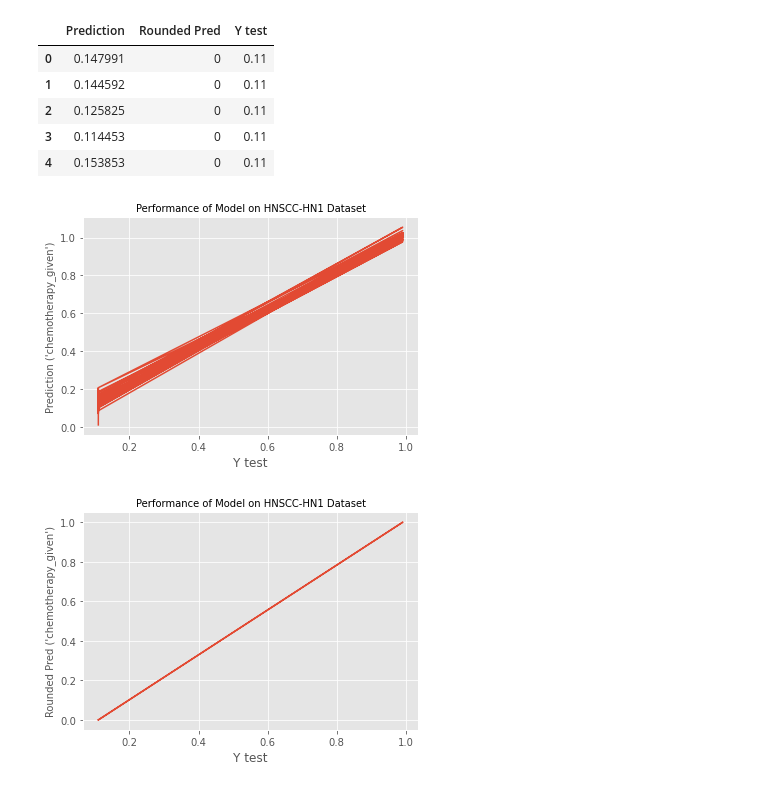
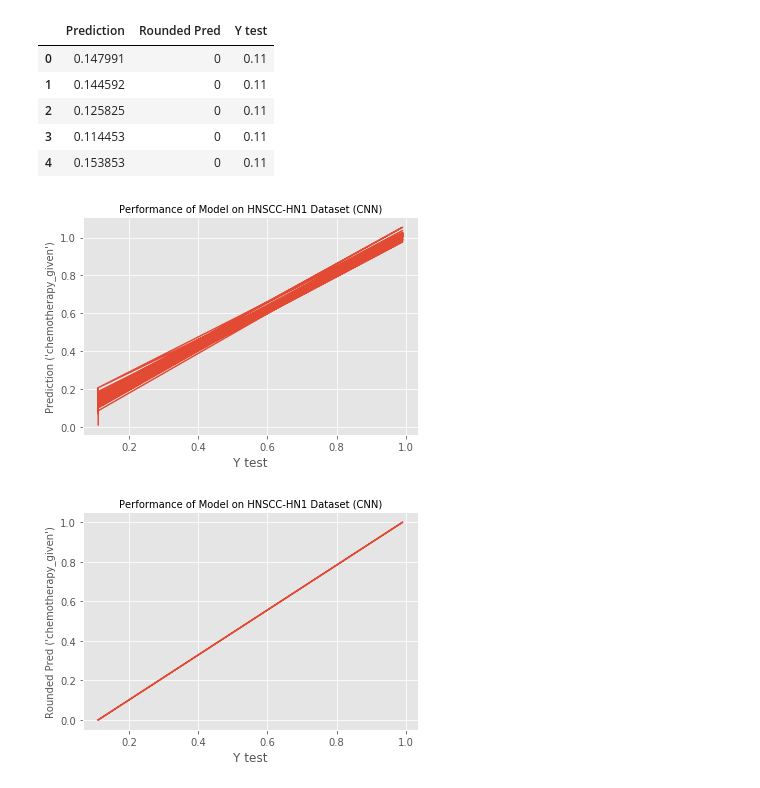
Before and after one commit to NM-Supercomputing-Challenge/Team8_Cancer_ML, a Jupyter notebook: data_vis.ipynb, the cells around one changed output. Drawn from its saved outputs; the diff is of its cells as text; code cells hidden in the pictures.

Commit message:
more models plotted

```diff
--- a/data_vis.ipynb
+++ b/data_vis.ipynb
@@ -48,5 +48,5 @@ plt.show()
 # %%
-df=pd.read_csv("D:\Cancer_Project\Cancer Model Performance Data - Prediction (HNSCC-HN1)(CNN).csv")
+df=pd.read_csv("D:\Cancer_Project\Team8_Cancer_ML\HNSCC-HN1\Cancer Model Performance Data - Prediction (HNSCC-HN1)(CNN).csv")
 # %%
 df.head()
 # %% [output]
@@ -62,12 +62,13 @@ y=df['Prediction']
 # %%
 plt.style.use("ggplot")
 plt.plot(x,y)
 plt.xlabel("Y test")
 plt.ylabel("Prediction ('chemotherapy_given')",fontsize=10)
-plt.title("Performance of Model on HNSCC-HN1 Dataset",fontsize=10)
+plt.title("Performance of Model on HNSCC-HN1 Dataset (CNN)",fontsize=10)
+plt.savefig("D:\\Cancer_Project\\Team8_Cancer_ML\\result_graphs\\Pred vs Y_test (HNSCC-HN1)(CNN).png")
 plt.show()
 # %% [output]
-[figure, old version]
+[figure, new version]
 # %%
 x=df["Y test"]
 y=df['Rounded Pred']
@@ -76,7 +77,8 @@ plt.style.use("ggplot")
 plt.plot(x,y)
 plt.xlabel("Y test")
 plt.ylabel("Rounded Pred ('chemotherapy_given')",fontsize=10)
-plt.title("Performance of Model on HNSCC-HN1 Dataset",fontsize=10)
+plt.title("Performance of Model on HNSCC-HN1 Dataset (CNN)",fontsize=10)
+plt.savefig("D:\\Cancer_Project\\Team8_Cancer_ML\\result_graphs\\Rounded Pred vs Y_test (HNSCC-HN1)(CNN).png")
 plt.show()
 # %% [output]
-[figure, old version]
+[figure, new version]
```
Also changed, not shown: parts of 7 cells of this notebook.
